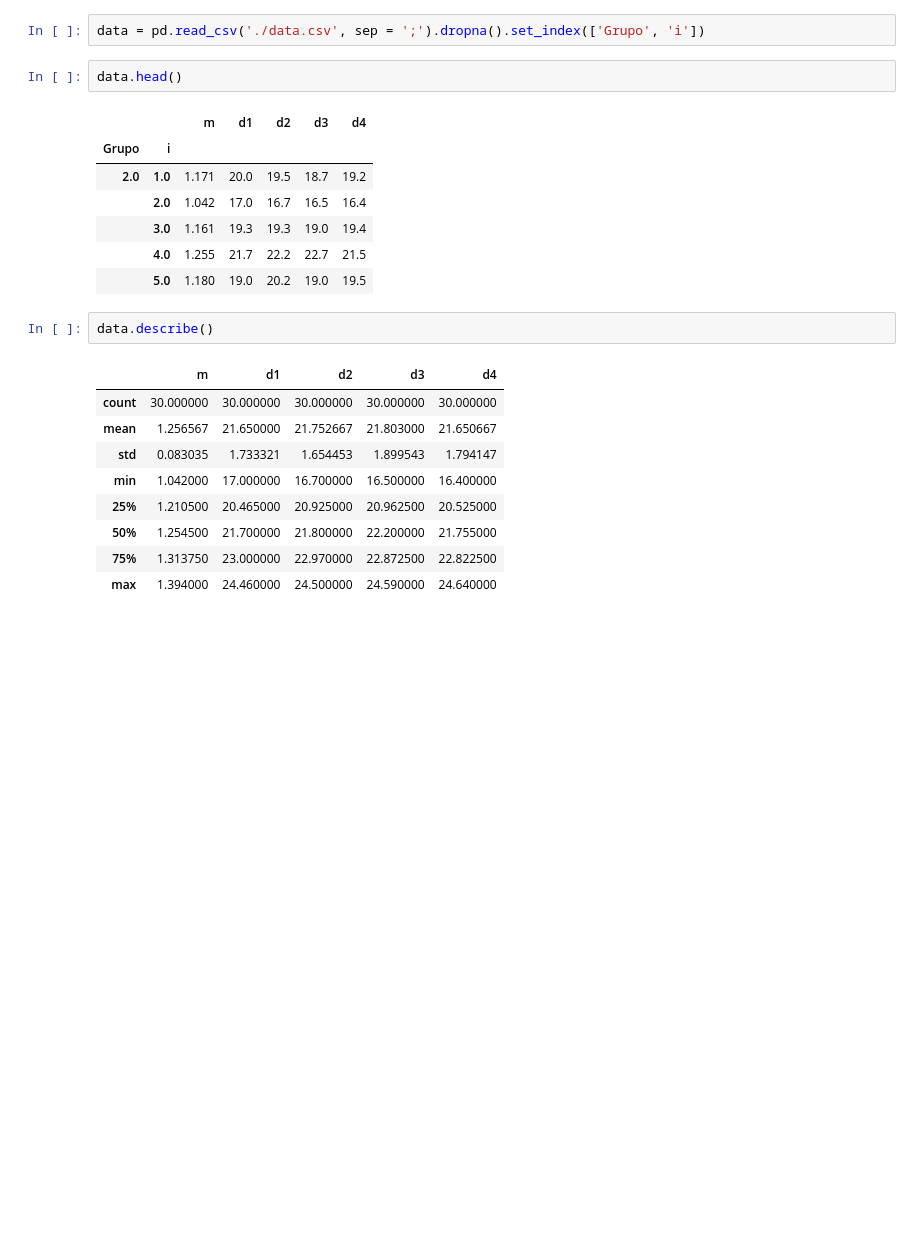
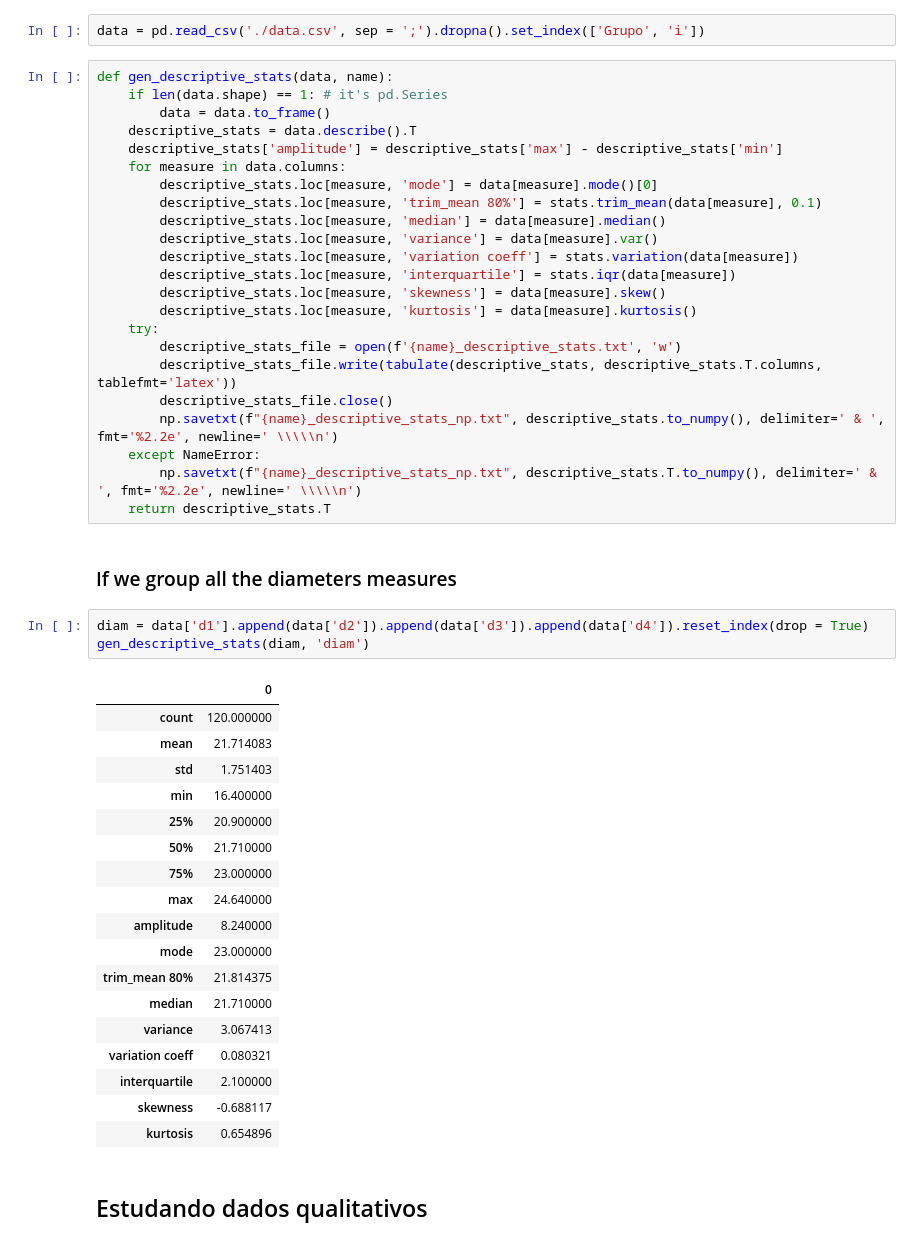
Before and after one commit to LucasHattoriCosta/Poli, a Jupyter notebook: Qualidade/L2/L2.ipynb, the cells around one changed output. Saved outputs shown, nothing was run; the diff lists cells and outputs as text; blank space fills up the shorter version.

```diff
--- a/Qualidade/L2/L2.ipynb
+++ b/Qualidade/L2/L2.ipynb
@@ -9,25 +14,52 @@ import seaborn as sns
 %matplotlib inline
 # %%
 data = pd.read_csv('./data.csv', sep = ';').dropna().set_index(['Grupo', 'i'])
-# %%
-data.head()
-# %% [output]
-|  |  | m | d1 | d2 | d3 | d4 |
-| Grupo | i |  |  |  |  |  |
-| 2.0 | 1.0 | 1.171 | 20.0 | 19.5 | 18.7 | 19.2 |
-|  | 2.0 | 1.042 | 17.0 | 16.7 | 16.5 | 16.4 |
-|  | 3.0 | 1.161 | 19.3 | 19.3 | 19.0 | 19.4 |
-|  | 4.0 | 1.255 | 21.7 | 22.2 | 22.7 | 21.5 |
-|  | 5.0 | 1.180 | 19.0 | 20.2 | 19.0 | 19.5 |
-# %%
-data.describe()
-# %% [output]
-|  | m | d1 | d2 | d3 | d4 |
-| count | 30.000000 | 30.000000 | 30.000000 | 30.000000 | 30.000000 |
-| mean | 1.256567 | 21.650000 | 21.752667 | 21.803000 | 21.650667 |
-| std | 0.083035 | 1.733321 | 1.654453 | 1.899543 | 1.794147 |
-| min | 1.042000 | 17.000000 | 16.700000 | 16.500000 | 16.400000 |
-| 25% | 1.210500 | 20.465000 | 20.925000 | 20.962500 | 20.525000 |
-| 50% | 1.254500 | 21.700000 | 21.800000 | 22.200000 | 21.755000 |
-| 75% | 1.313750 | 23.000000 | 22.970000 | 22.872500 | 22.822500 |
-| max | 1.394000 | 24.460000 | 24.500000 | 24.590000 | 24.640000 |
+# %%
+def gen_descriptive_stats(data, name):
+    if len(data.shape) == 1: # it's pd.Series
+        data = data.to_frame()
+    descriptive_stats = data.describe().T
+    descriptive_stats['amplitude'] = descriptive_stats['max'] - descriptive_stats['min']
+    for measure in data.columns:
+        descriptive_stats.loc[measure, 'mode'] = data[measure].mode()[0]
+        descriptive_stats.loc[measure, 'trim_mean 80%'] = stats.trim_mean(data[measure], 0.1)
+        descriptive_stats.loc[measure, 'median'] = data[measure].median()
+        descriptive_stats.loc[measure, 'variance'] = data[measure].var()
+        descriptive_stats.loc[measure, 'variation coeff'] = stats.variation(data[measure])
+        descriptive_stats.loc[measure, 'interquartile'] = stats.iqr(data[measure])
+        descriptive_stats.loc[measure, 'skewness'] = data[measure].skew()
+        descriptive_stats.loc[measure, 'kurtosis'] = data[measure].kurtosis()
+    try:
+        descriptive_stats_file = open(f'{name}_descriptive_stats.txt', 'w')
+        descriptive_stats_file.write(tabulate(descriptive_stats, descriptive_stats.T.columns, tablefmt='latex'))
+        descriptive_stats_file.close()
+        np.savetxt(f"{name}_descriptive_stats_np.txt", descriptive_stats.to_numpy(), delimiter=' & ', fmt='%2.2e', newline=' \\\\\n')
+    except NameError:
+        np.savetxt(f"{name}_descriptive_stats_np.txt", descriptive_stats.T.to_numpy(), delimiter=' & ', fmt='%2.2e', newline=' \\\\\n')
+    return descriptive_stats.T
+# %% [markdown]
+### If we group all the diameters measures
+# %%
+diam = data['d1'].append(data['d2']).append(data['d3']).append(data['d4']).reset_index(drop = True)
+gen_descriptive_stats(diam, 'diam')
+# %% [output]
+|  | 0 |
+| count | 120.000000 |
+| mean | 21.714083 |
+| std | 1.751403 |
+| min | 16.400000 |
+| 25% | 20.900000 |
+| 50% | 21.710000 |
+| 75% | 23.000000 |
+| max | 24.640000 |
+| amplitude | 8.240000 |
+| mode | 23.000000 |
+| trim_mean 80% | 21.814375 |
+| median | 21.710000 |
+| variance | 3.067413 |
+| variation coeff | 0.080321 |
+| interquartile | 2.100000 |
+| skewness | -0.688117 |
+| kurtosis | 0.654896 |
+# %% [markdown]
+## Estudando dados qualitativos
```
Also changed, not shown: parts of 13 cells of this notebook, 27 other files.
